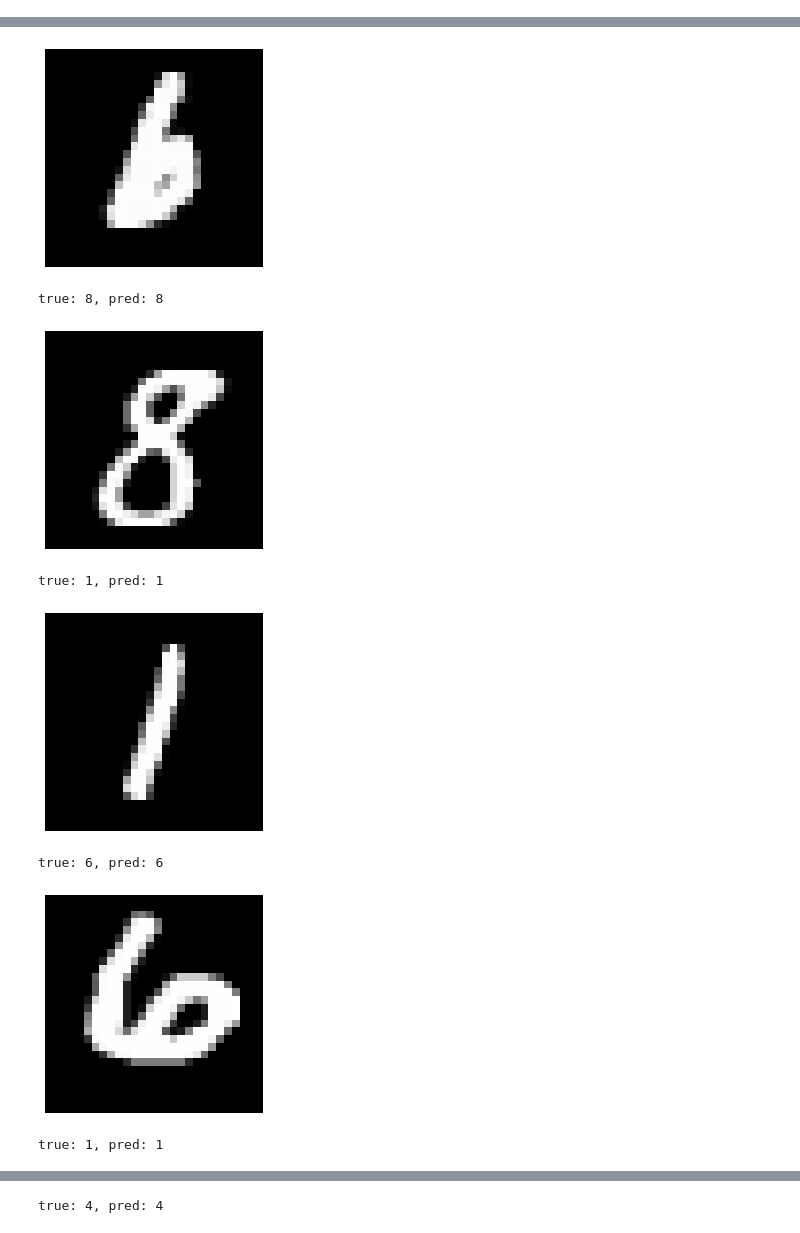
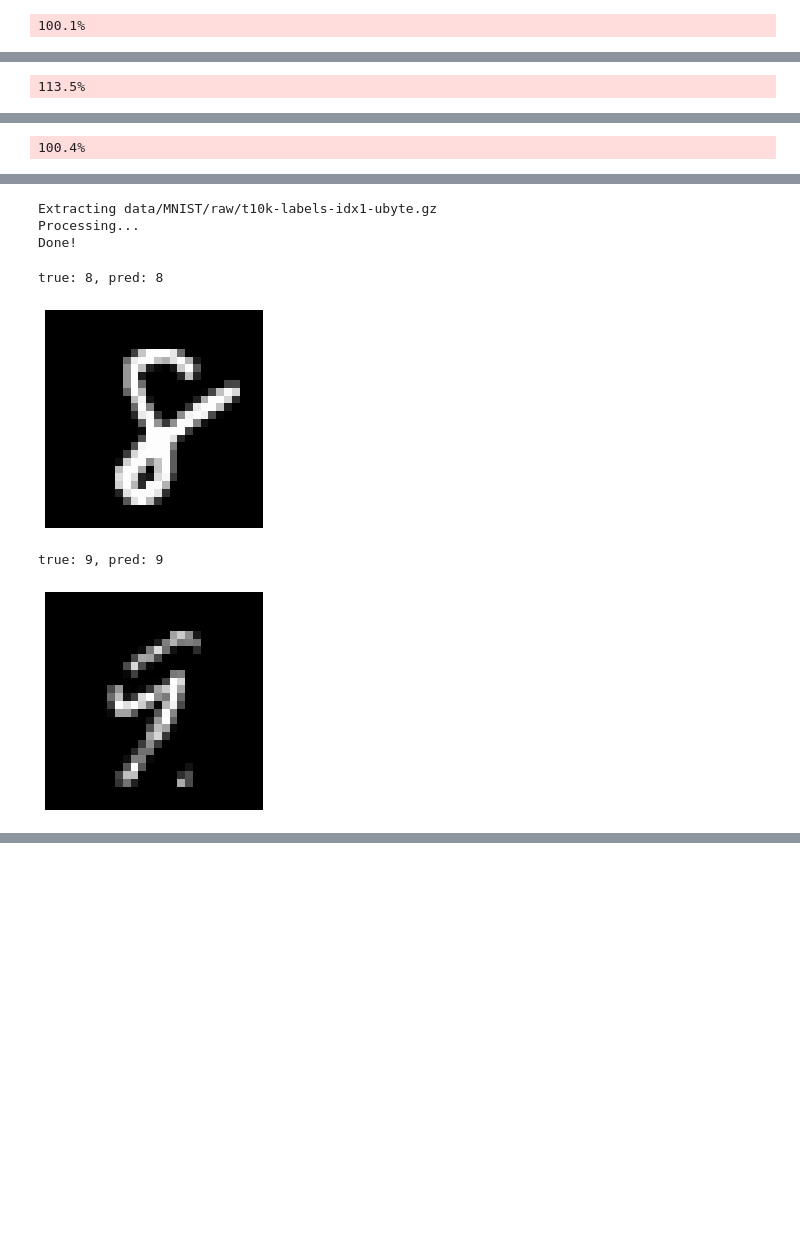
Before and after one commit to Heyjuke58/sanity_checks_pytorch, a Jupyter notebook: cascading_randomization_mnist.ipynb, the cells around one changed output, grey strips where cells are left out. Saved outputs shown, nothing was run; the diff lists cells and outputs as text; code cells hidden in the pictures; blank space fills up the shorter version.

```diff
--- a/cascading_randomization_mnist.ipynb
+++ b/cascading_randomization_mnist.ipynb
@@ -15,7 +15,7 @@ transform=transforms.Compose([
         transforms.Normalize((0.1307,), (0.3081,))
     ])
 
-dataset = datasets.MNIST('data', train=False, transform=transform)
+dataset = datasets.MNIST('data', train=False, transform=transform, download=True)
 dataset_subset = torch.utils.data.Subset(dataset, np.random.choice(len(dataset), 10, replace=False))
 test_loader = torch.utils.data.DataLoader(dataset_subset, batch_size=1, shuffle=False)
 
@@ -33,0 +34 @@ true: 6, pred: 6
+100.1%
@@ -33,0 +37 @@ true: 6, pred: 6
+113.5%
@@ -33,0 +40 @@ true: 6, pred: 6
+100.4%
@@ -34,8 +43,7 @@ true: 6, pred: 6
+Extracting data/MNIST/raw/t10k-labels-idx1-ubyte.gz
+Processing...
+Done!
+true: 8, pred: 8
-[figure, old version]
+[figure, new version]
-true: 8, pred: 8
+true: 9, pred: 9
-[figure, old version]
+[figure, new version]
-true: 1, pred: 1
-[figure, removed]
-true: 6, pred: 6
-[figure, removed]
-true: 1, pred: 1
@@ -43 +49,0 @@ true: 1, pred: 1
-true: 4, pred: 4
```
Also changed, not shown: parts of 6 cells of this notebook.
